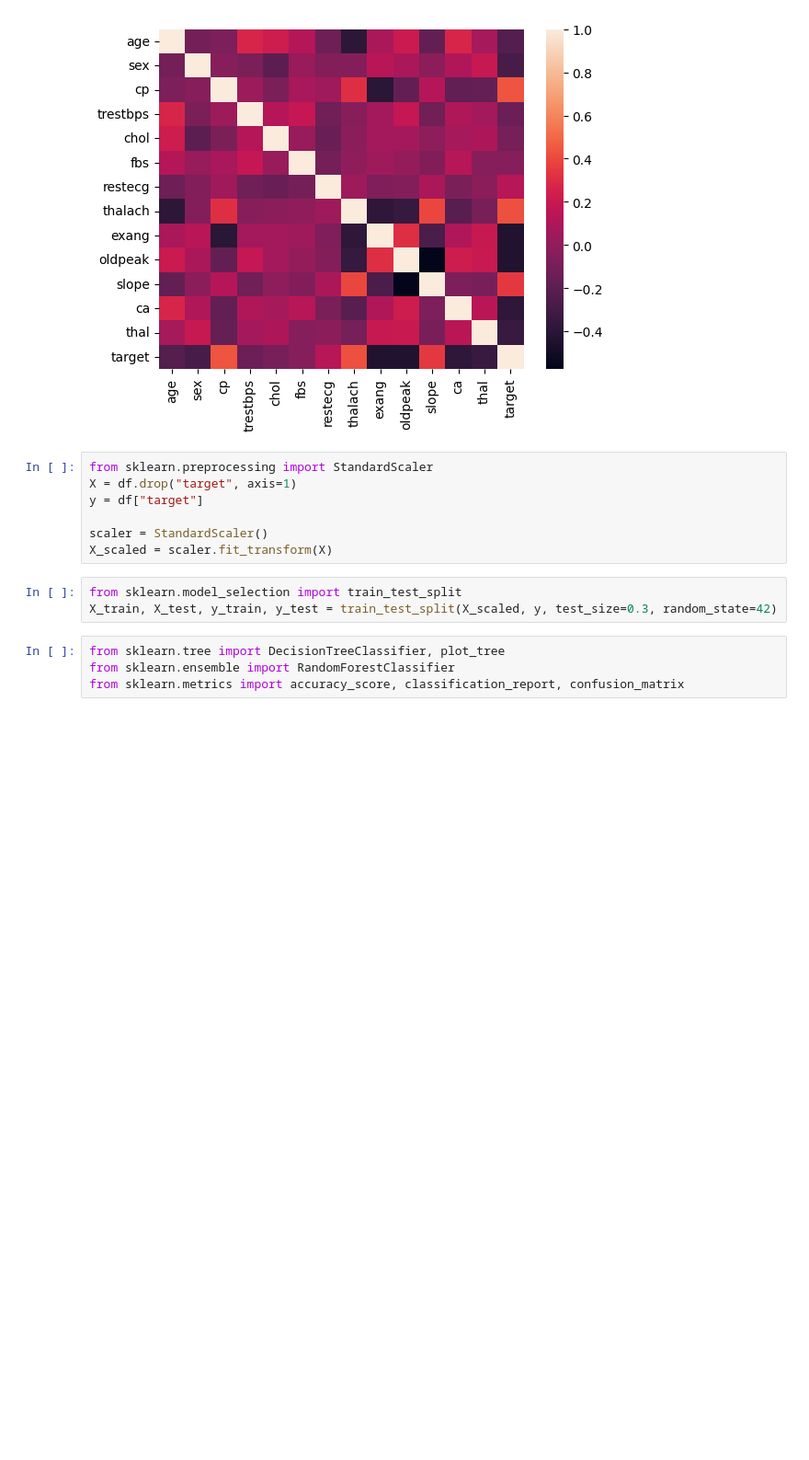
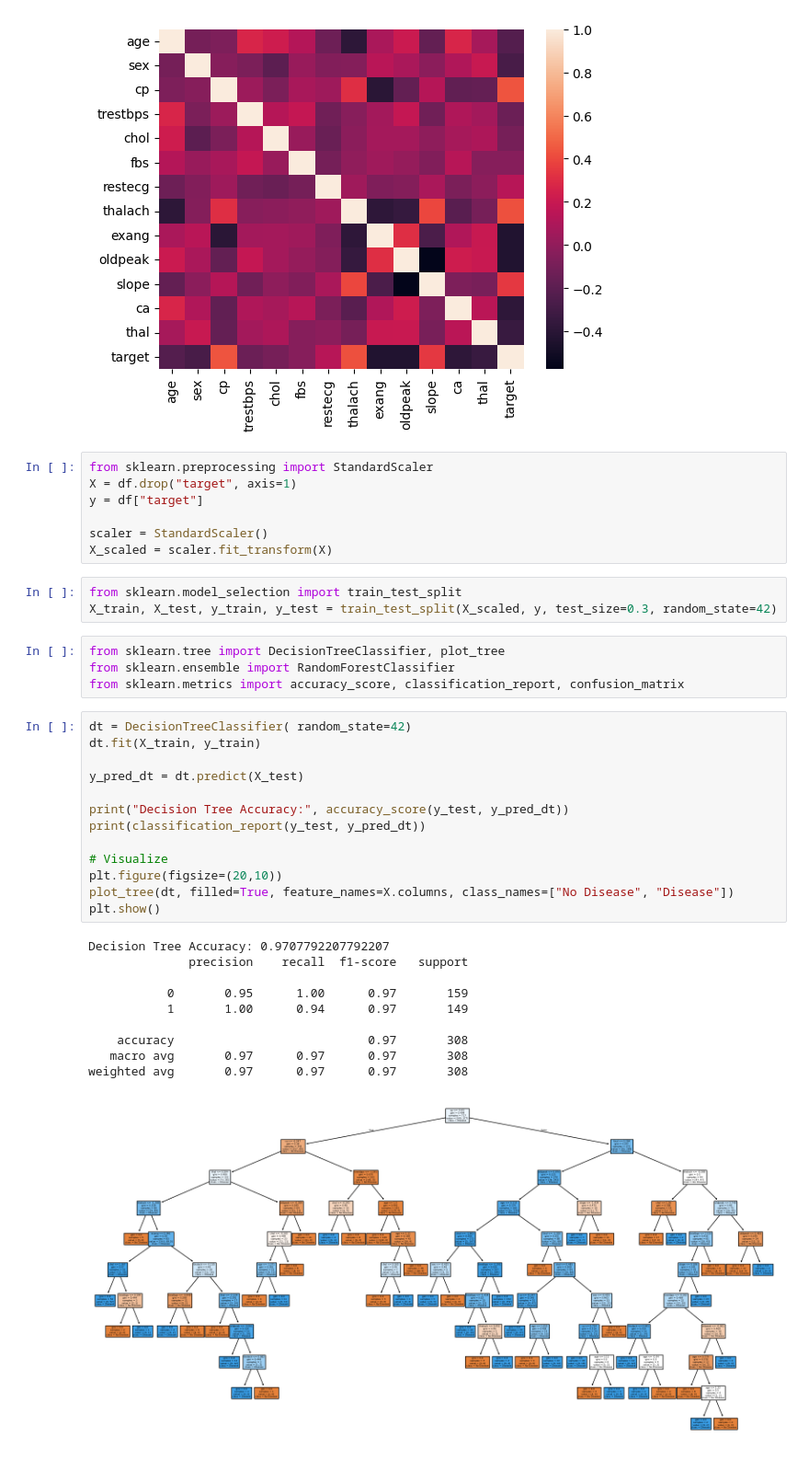
Before and after one commit to Harsimran-singh-7765/Elevate_labs_Harsimran_singh_task_5, a Jupyter notebook: main.ipynb, the cells around one changed output. Shown at 92% size. Drawn from its saved outputs; the diff is of its cells as text; blank space fills up the shorter version.

Commit message:
Added a decision tree and use post pruning

```diff
--- a/main.ipynb
+++ b/main.ipynb
@@ -88,3 +88,27 @@ X_train, X_test, y_train, y_test = train_test_split(X_scaled, y, test_size=0.3,
 from sklearn.tree import DecisionTreeClassifier, plot_tree
 from sklearn.ensemble import RandomForestClassifier
 from sklearn.metrics import accuracy_score, classification_report, confusion_matrix
+# %%
+dt = DecisionTreeClassifier( random_state=42)
+dt.fit(X_train, y_train)
+
+y_pred_dt = dt.predict(X_test)
+
+print("Decision Tree Accuracy:", accuracy_score(y_test, y_pred_dt))
+print(classification_report(y_test, y_pred_dt))
+
+# Visualize
+plt.figure(figsize=(20,10))
+plot_tree(dt, filled=True, feature_names=X.columns, class_names=["No Disease", "Disease"])
+plt.show()
+# %% [output]
+Decision Tree Accuracy: 0.9707792207792207
+              precision    recall  f1-score   support
+
+           0       0.95      1.00      0.97       159
+           1       1.00      0.94      0.97       149
+
+    accuracy                           0.97       308
+   macro avg       0.97      0.97      0.97       308
+weighted avg       0.97      0.97      0.97       308
+[figure, added]
```
Also changed, not shown: parts of 2 cells of this notebook.
